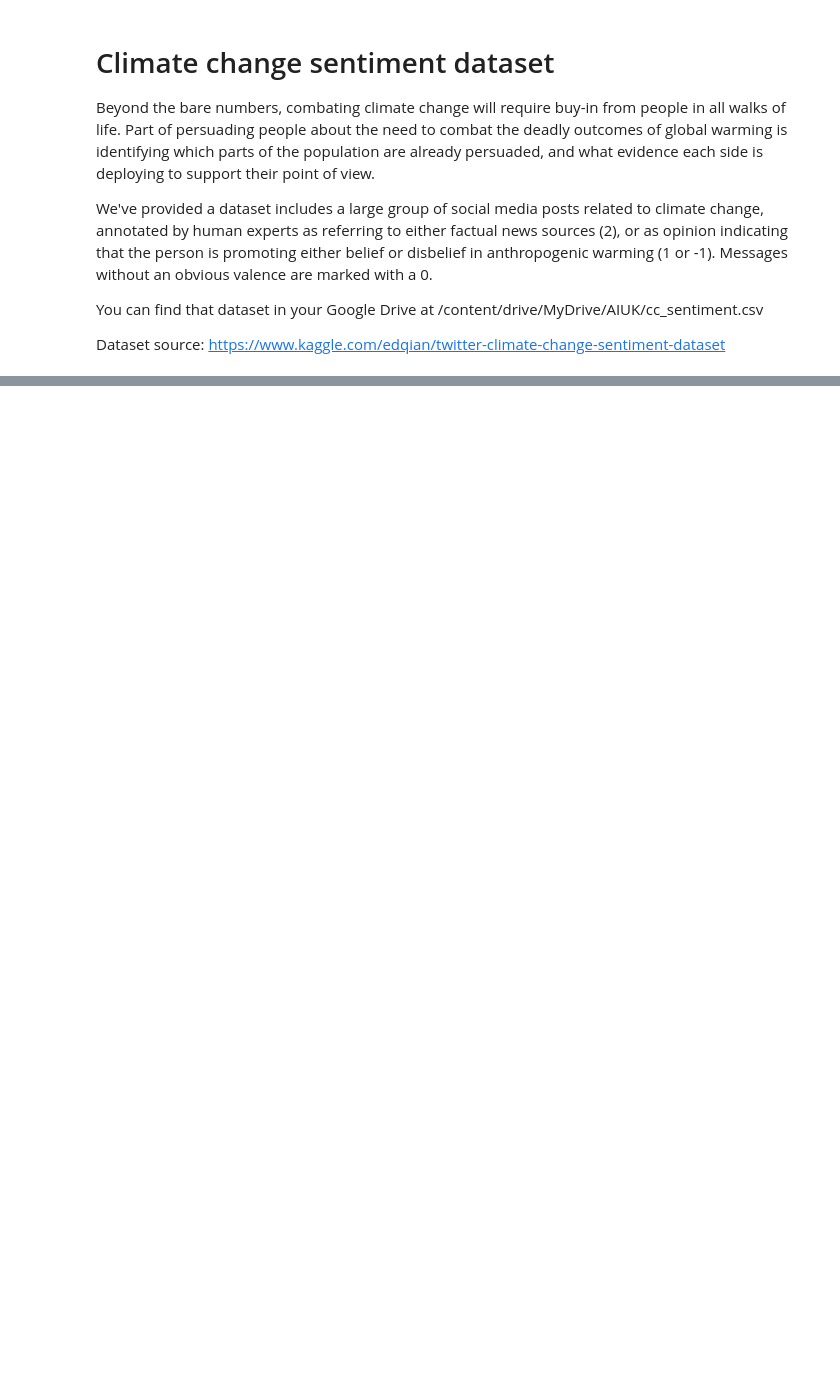
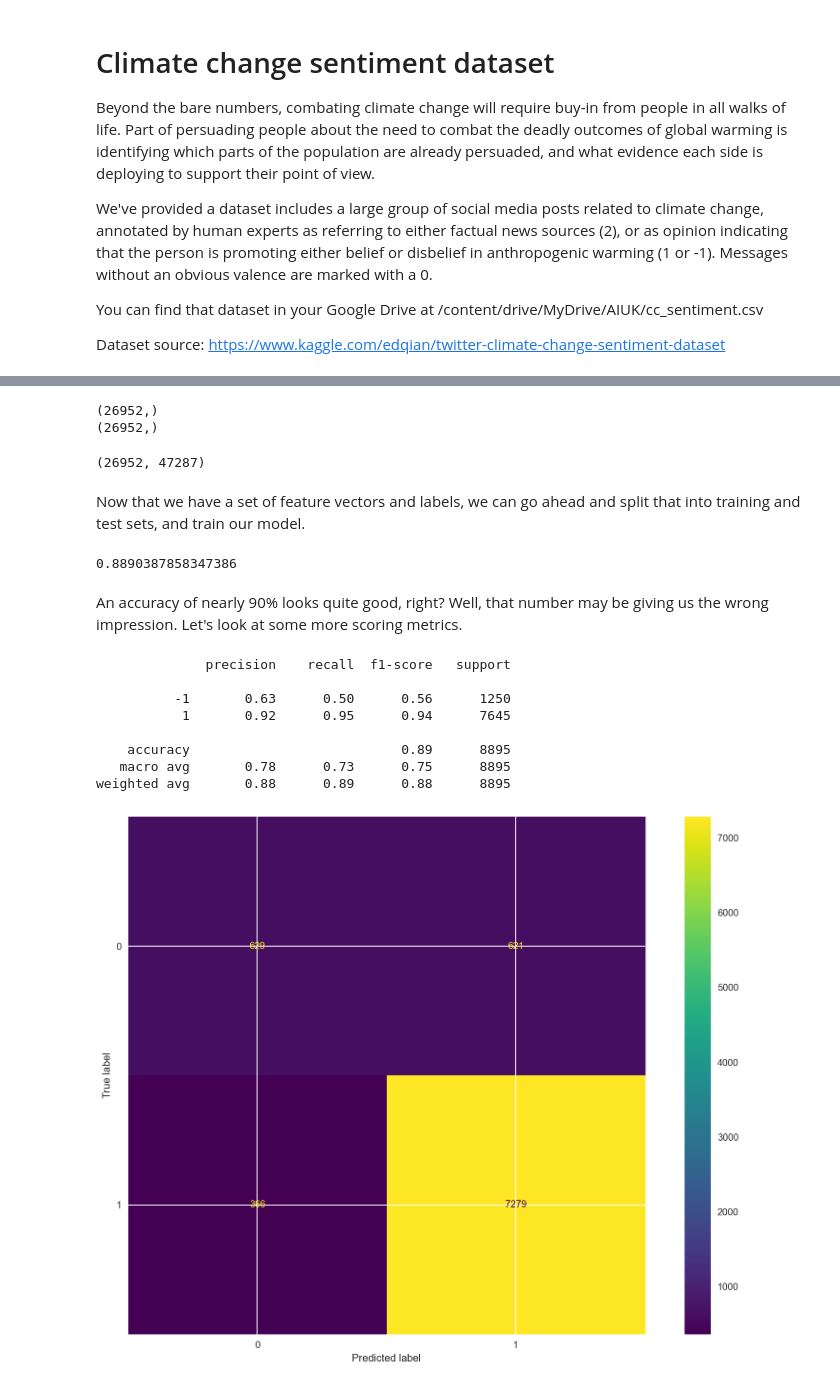
Before and after one commit to edwardchalstrey1/DSGaiuk2022, a Jupyter notebook: aiuk.ipynb, the cells around one changed output, grey strips where cells are left out. Drawn from its saved outputs; the diff is of its cells as text; code cells hidden in the pictures; blank space fills up the shorter version.

```diff
--- a/aiuk.ipynb
+++ b/aiuk.ipynb
@@ -230,0 +264,55 @@ TODO: BOW predictions
+# %%
+df = data.loc[(data.sentiment == 1) | (data.sentiment == -1)]
+X = df.message
+Y = df.sentiment
+
+print(X.shape)
+print(Y.shape)
+# %% [output]
+(26952,)
+(26952,)
+# %%
+from sklearn.feature_extraction.text import CountVectorizer
+count_vect = CountVectorizer(strip_accents='unicode', stop_words='english')
+X_counts = count_vect.fit_transform(X)
+
+# Feature matrix shape
+X_counts.shape
+# %% [output]
+(26952, 47287)
+# %% [markdown]
+Now that we have a set of feature vectors and labels, we can go ahead and split that into training and test sets, and train our model.
+# %%
+from sklearn import tree
+
+X_train, X_test, y_train, y_test = model_selection.train_test_split(X_counts, Y, test_size=0.33, random_state=42)
+
+clf = tree.DecisionTreeClassifier()
+clf.fit(X_train, y_train)
+
+preds = clf.predict(X_test)
+# %%
+from sklearn.metrics import accuracy_score
+
+accuracy_score(y_test, preds)
+# %% [output]
+0.8890387858347386
+# %% [markdown]
+An accuracy of nearly 90% looks quite good, right? Well, that number may be giving us the wrong impression. Let's look at some more scoring metrics.
+# %%
+from sklearn.metrics import classification_report, confusion_matrix, ConfusionMatrixDisplay
+
+print(classification_report(y_test, preds))
+
+ConfusionMatrixDisplay(confusion_matrix(y_test, preds)).plot()
+plt.show()
+# %% [output]
+              precision    recall  f1-score   support
+
+          -1       0.63      0.50      0.56      1250
+           1       0.92      0.95      0.94      7645
+
+    accuracy                           0.89      8895
+   macro avg       0.78      0.73      0.75      8895
+weighted avg       0.88      0.89      0.88      8895
+[figure, added]
```
Also changed, not shown: parts of 18 cells of this notebook.
